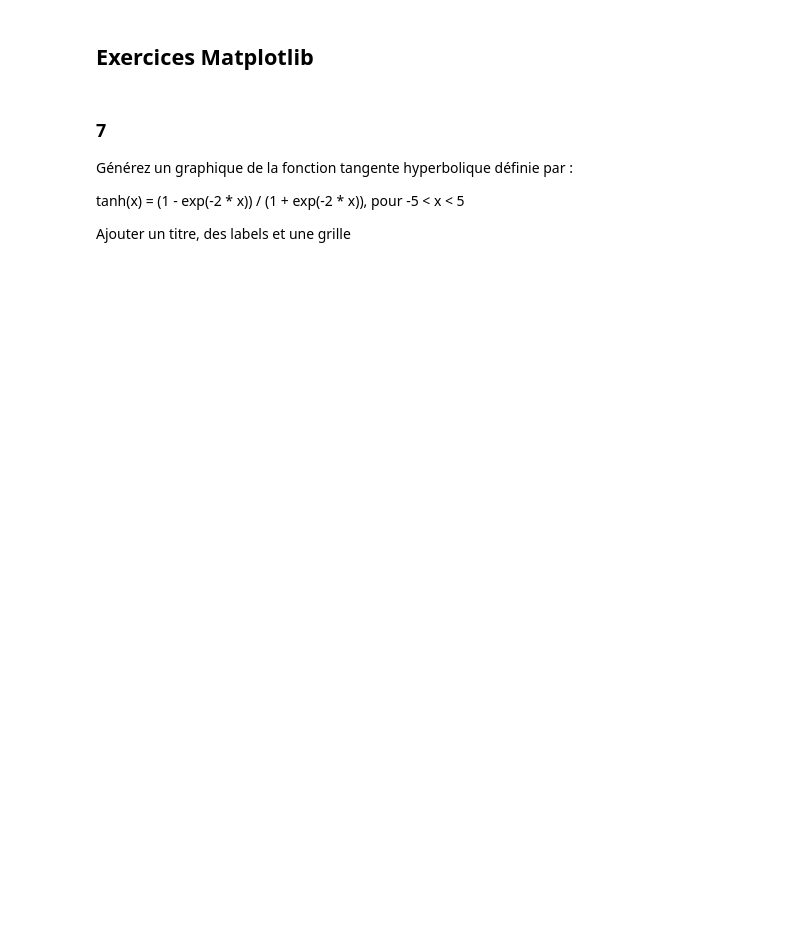
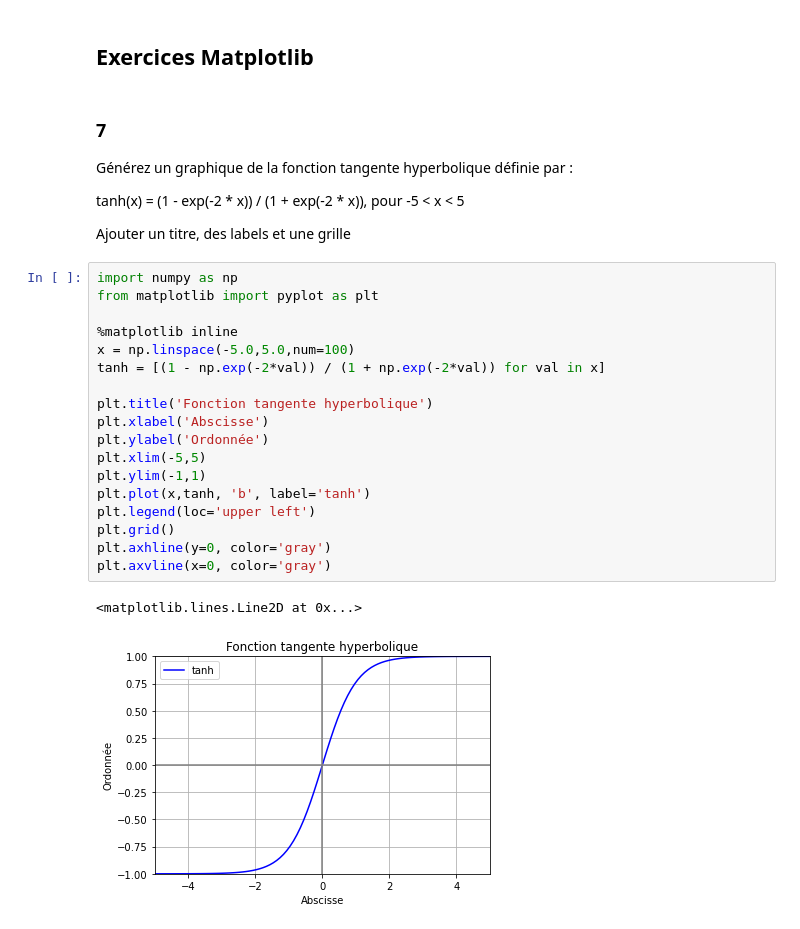
Before and after one commit to heig-vkaelin/isd, a Jupyter notebook: Labo2.ipynb, the cells around one changed output. Cells and saved outputs as stored; diff of their text form; blank space fills up the shorter version.

```diff
--- a/Labo2.ipynb
+++ b/Labo2.ipynb
@@ -192,3 +167,24 @@ Générez un graphique de la fonction tangente hyperbolique définie par :
 tanh(x) = (1 - exp(-2 * x)) / (1 + exp(-2 * x)), pour -5 < x < 5
 
 Ajouter un titre, des labels et une grille
+# %%
+import numpy as np
+from matplotlib import pyplot as plt
+
+%matplotlib inline
+x = np.linspace(-5.0,5.0,num=100)
+tanh = [(1 - np.exp(-2*val)) / (1 + np.exp(-2*val)) for val in x]
+
+plt.title('Fonction tangente hyperbolique')
+plt.xlabel('Abscisse')
+plt.ylabel('Ordonnée')
+plt.xlim(-5,5)
+plt.ylim(-1,1)
+plt.plot(x,tanh, 'b', label='tanh')
+plt.legend(loc='upper left')
+plt.grid()
+plt.axhline(y=0, color='gray')
+plt.axvline(x=0, color='gray')
+# %% [output]
+<matplotlib.lines.Line2D at 0x...>
+[figure, added]
```
Also changed, not shown: parts of 6 cells of this notebook.
